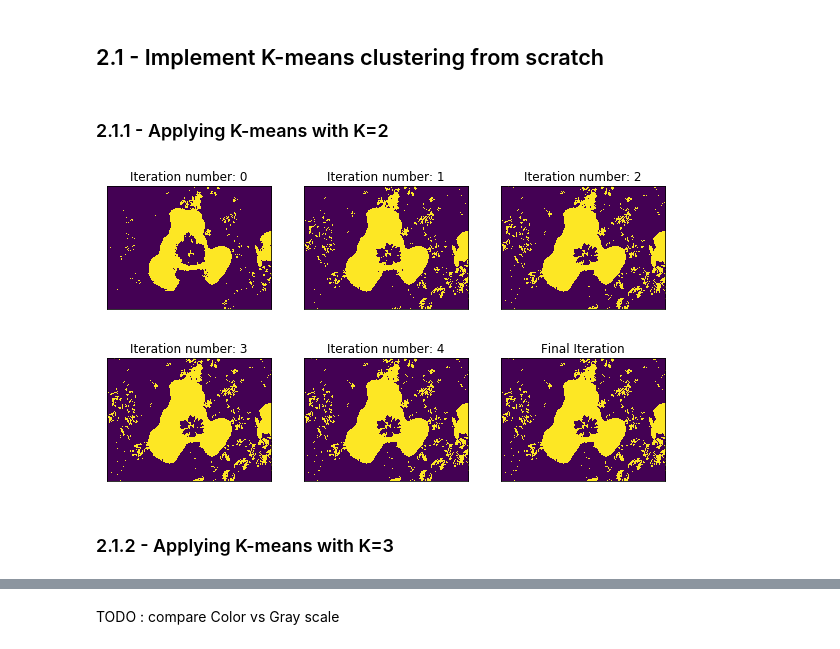
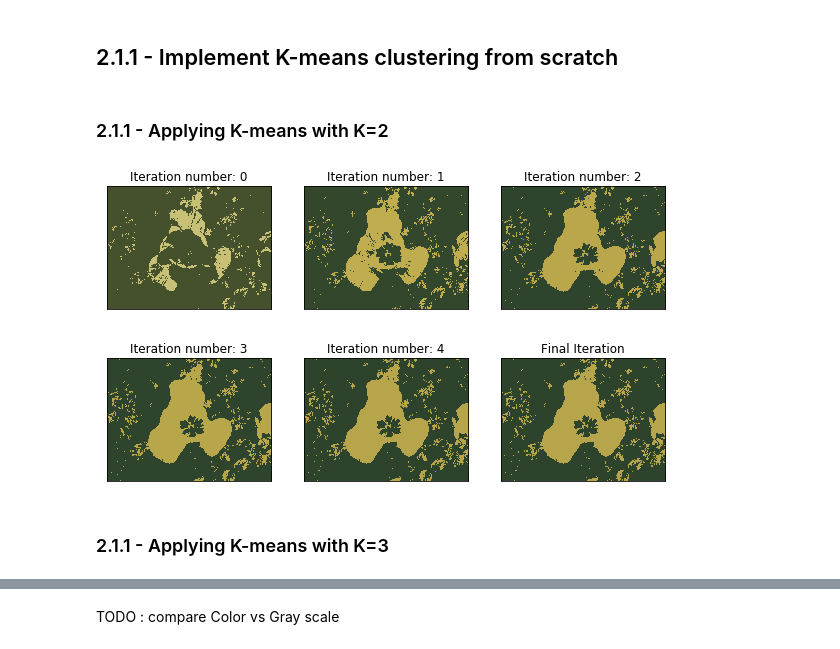
Before and after one commit to Patrick-Erath/OpenCV, a Jupyter notebook: Assignment3/Question2_A3.ipynb, the cells around one changed output, grey strips where cells are left out. Cells and saved outputs as stored; diff of their text form; code cells hidden in the pictures.

```diff
--- a/Assignment3/Question2_A3.ipynb
+++ b/Assignment3/Question2_A3.ipynb
@@ -1,5 +1,5 @@
 # %% [markdown]
-## 2.1 -  Implement K-means clustering from scratch
+## 2.1.1 -  Implement K-means clustering from scratch
 # %%
 import numpy as np
 import math
@@ -139,11 +239,13 @@ def show_figures(imgs, isGray = False, isEM = False):
 # %% [markdown]
 ### 2.1.1 - Applying K-means with K=2
 # %%
-clusters = k_means(img, k=2, iter_n=6)
-#show_plot(clusters)
-show_figures(clusters)
+img = cv2.imread('flower.jpg')
+img = cv2.cvtColor(img, cv2.COLOR_BGR2RGB)
+clusters = k_means_2(img, k=2, iter_n=6)
+
+show_plot(clusters)
 # %% [output]
-[figure, old version]
+[figure, new version]
-[figure, old version]
+[figure, new version]
 # %% [markdown]
-### 2.1.2 - Applying K-means with K=3
+### 2.1.1 - Applying K-means with K=3
```
Also changed, not shown: parts of 29 cells of this notebook, 7 other files.
